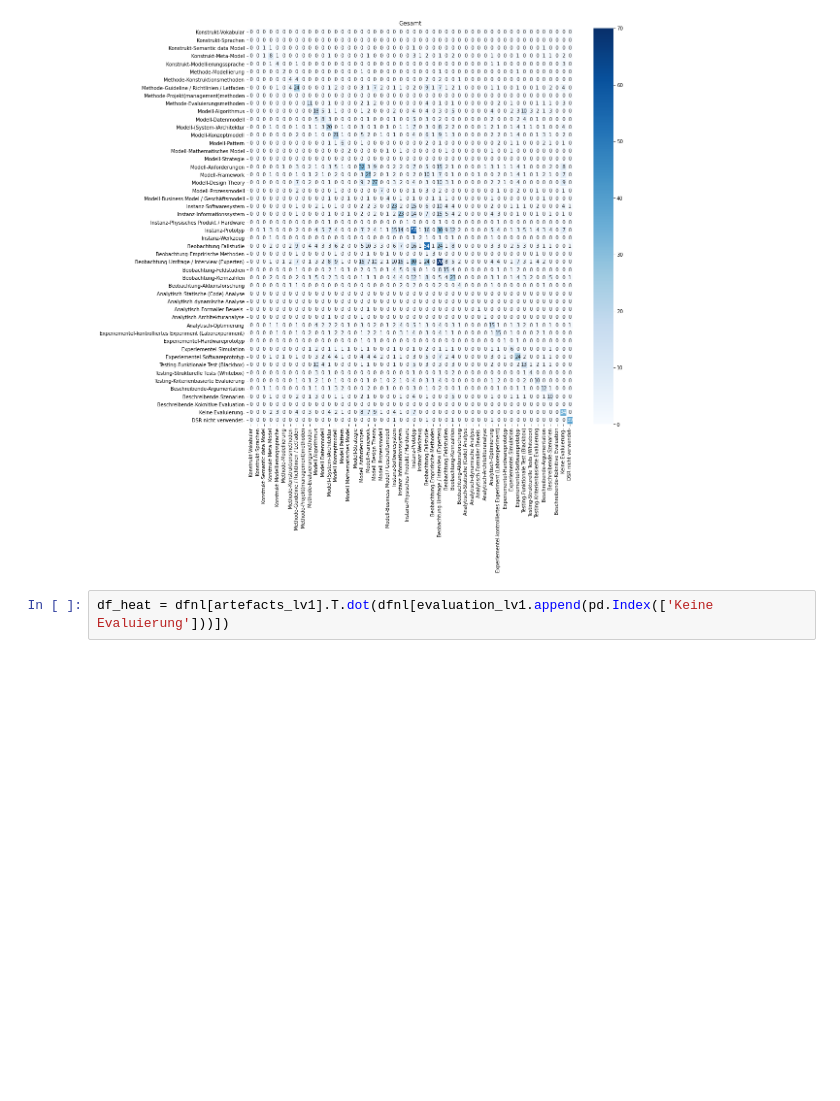
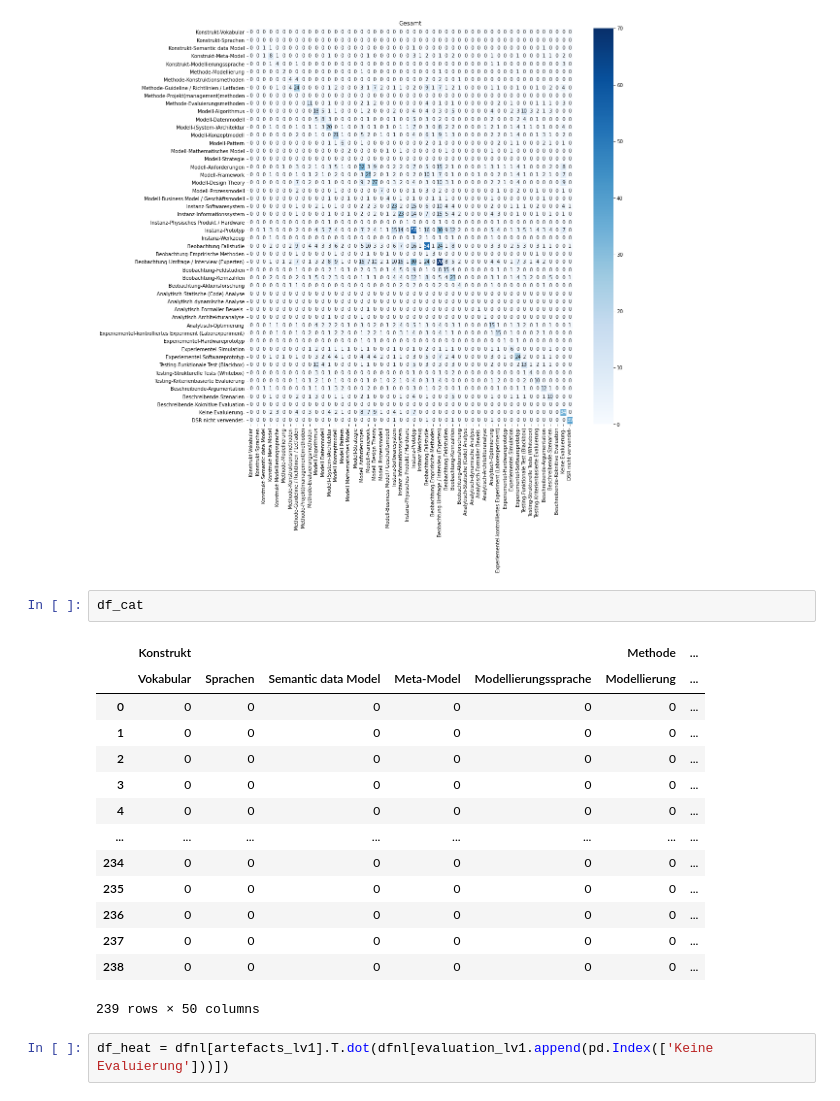
Before and after one commit to FabianSer/Design-Science-Research, a Jupyter notebook: notebook.ipynb, the cells around one changed output. Drawn from its saved outputs; the diff is of its cells as text; blank space fills up the shorter version.

```diff
--- a/notebook.ipynb
+++ b/notebook.ipynb
@@ -226,6 +226,23 @@ sns.heatmap(df_heat, linewidths=.5, annot=True, fmt='g', cmap="Blues").set(title
 plt.savefig('./img/Gesamt_Gesamt.png', dpi=400)
 # %% [output]
 [figure]
+# %%
+df_cat
+# %% [output]
+|  | Konstrukt |  |  |  |  | Methode | ... |
+|  | Vokabular | Sprachen | Semantic data Model | Meta-Model | Modellierungssprache | Modellierung | ... |
+| 0 | 0 | 0 | 0 | 0 | 0 | 0 | ... |
+| 1 | 0 | 0 | 0 | 0 | 0 | 0 | ... |
+| 2 | 0 | 0 | 0 | 0 | 0 | 0 | ... |
+| 3 | 0 | 0 | 0 | 0 | 0 | 0 | ... |
+| 4 | 0 | 0 | 0 | 0 | 0 | 0 | ... |
+| ... | ... | ... | ... | ... | ... | ... | ... |
+| 234 | 0 | 0 | 0 | 0 | 0 | 0 | ... |
+| 235 | 0 | 0 | 0 | 0 | 0 | 0 | ... |
+| 236 | 0 | 0 | 0 | 0 | 0 | 0 | ... |
+| 237 | 0 | 0 | 0 | 0 | 0 | 0 | ... |
+| 238 | 0 | 0 | 0 | 0 | 0 | 0 | ... |
+239 rows × 50 columns
 # %%
 df_heat = dfnl[artefacts_lv1].T.dot(dfnl[evaluation_lv1.append(pd.Index(['Keine Evaluierung']))])
 # %%
```
Also changed, not shown: parts of 3 cells of this notebook.
